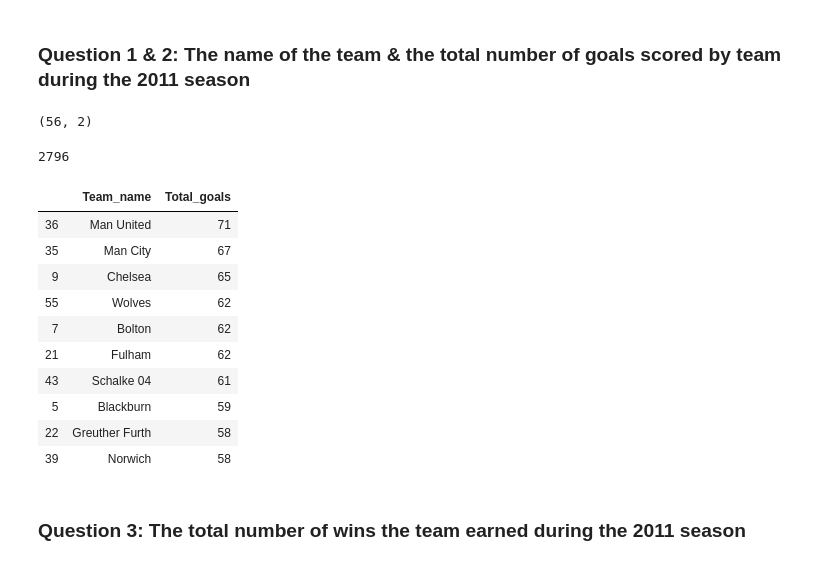
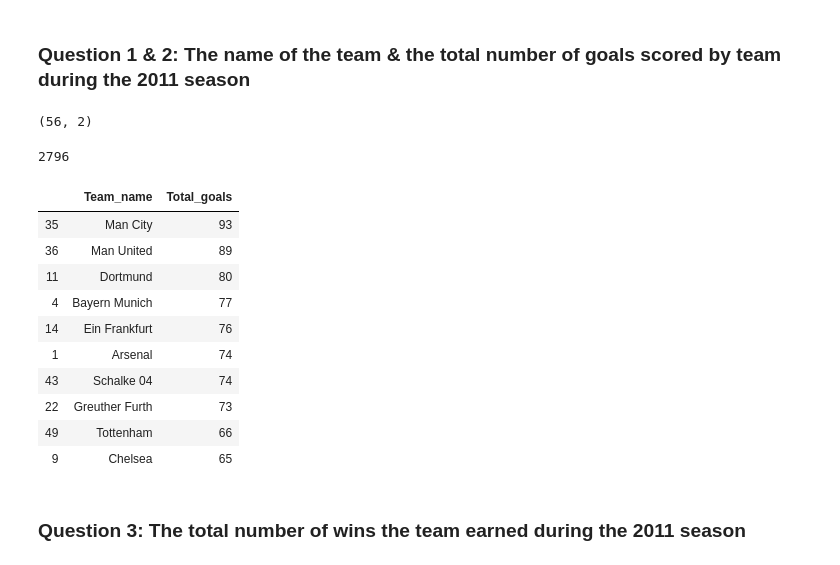
Before and after one commit to khairulomar/Football_league, a Jupyter notebook: index.ipynb, the cells around one changed output. Drawn from its saved outputs; the diff is of its cells as text; code cells hidden in the pictures.

```diff
--- a/index.ipynb
+++ b/index.ipynb
@@ -153,36 +167,52 @@ m_check.head()
 ### Question 1 & 2: The name of the team & the total number of goals scored by team during the 2011 season ###
 # %%
 # Total goals per team
-query = """SELECT ut.TeamName Team_name,
-                  SUM(m.FTHG)+SUM(m.FTAG) Total_goals
-           FROM unique_teams ut
-           JOIN matches m
-                ON ut.TeamName = m.HomeTeam
-           WHERE m.Season == 2011
+
+query = """SELECT Team_name, SUM(Total_goals) Total_goals
+           FROM
+                (
+                 SELECT ut.TeamName Team_name,
+                        SUM(m.FTHG) Total_goals
+                 FROM unique_teams ut
+                 JOIN matches m
+                 ON ut.TeamName = m.HomeTeam
+                 WHERE m.Season == 2011
+                 GROUP BY Team_name
+
+                 UNION ALL
+
+                 SELECT ut.TeamName Team_name,
+                        SUM(m.FTAG) Total_goals
+                 FROM unique_teams ut
+                 JOIN matches m
+                 ON ut.TeamName = m.AwayTeam
+                 WHERE m.Season == 2011
+                 GROUP BY Team_name
+                )
            GROUP BY Team_name
-           ORDER BY Team_name
            """
 df1 = pd.read_sql_query(query, con)
 
 display(df1.shape)
 
 # Check total goal matches original source
+
 display(df1.Total_goals.sum())
 display(df1.sort_values(by = 'Total_goals', ascending = False).head(10))
 # %% [output]
 (56, 2)
 2796
 |  | Team_name | Total_goals |
-| 36 | Man United | 71 |
-| 35 | Man City | 67 |
+| 35 | Man City | 93 |
+| 36 | Man United | 89 |
+| 11 | Dortmund | 80 |
+| 4 | Bayern Munich | 77 |
+| 14 | Ein Frankfurt | 76 |
+| 1 | Arsenal | 74 |
+| 43 | Schalke 04 | 74 |
+| 22 | Greuther Furth | 73 |
+| 49 | Tottenham | 66 |
 | 9 | Chelsea | 65 |
-| 55 | Wolves | 62 |
-| 7 | Bolton | 62 |
-| 21 | Fulham | 62 |
-| 43 | Schalke 04 | 61 |
-| 5 | Blackburn | 59 |
-| 22 | Greuther Furth | 58 |
-| 39 | Norwich | 58 |
 # %% [markdown]
 ### Question 3: The total number of wins the team earned during the 2011 season ###
 # %%
```
Also changed, not shown: parts of 20 cells of this notebook.
